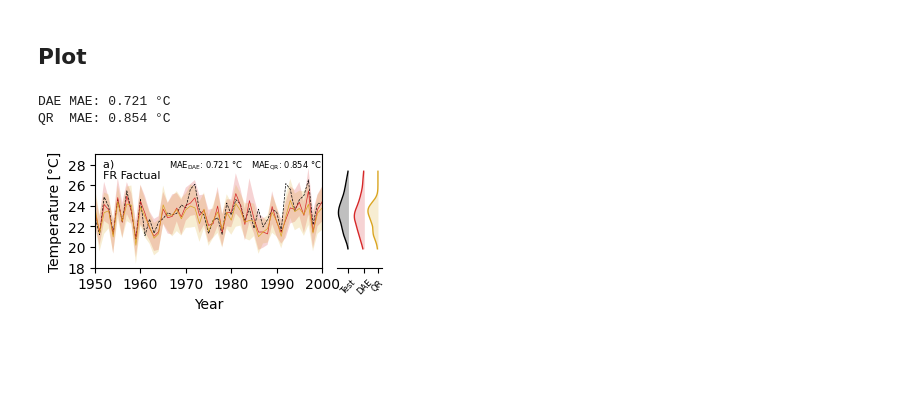
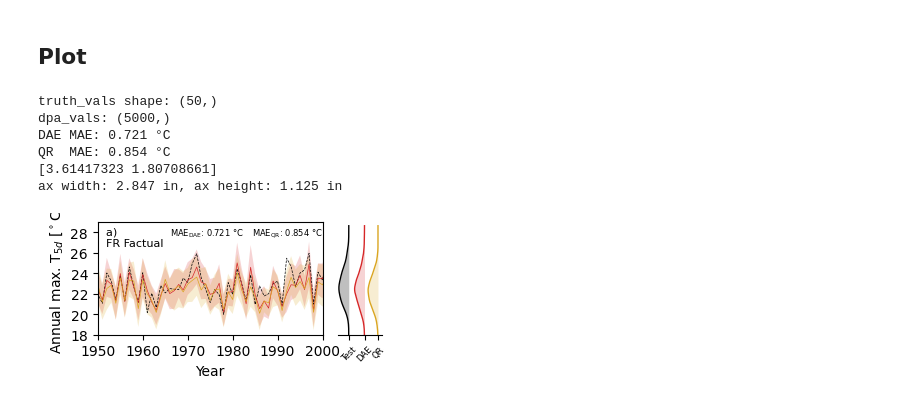
Before and after one commit to Motte12/Towards-a-distributional-autoencoder-for-climate-counterfactuals, a Jupyter notebook: src/analysis/Figure03.ipynb, the cells around one changed output. Cells and saved outputs as stored; diff of their text form; code cells hidden in the pictures; blank space fills up the shorter version.

```diff
--- a/src/analysis/Figure03.ipynb
+++ b/src/analysis/Figure03.ipynb
@@ -370,9 +370,6 @@ plt.rcParams.update({
 
 
 
-
-
-
 n_stds=2
 qr_color="goldenrod"
 # --- main time series ---
@@ -398,18 +395,14 @@ ax.plot(
     linewidth=0.5,
 )
 
-# plot single dpa members
-#for i in range(100):
-#    ax.plot(da_max_year_pre.year.values,
-#            dpa_ens_ger_1300.TREFHT.values[i, idx_abs], color = "tab:orange", linewidth=0.2)
 
 # --- envelopes ---
 # quantile interval (0.05–0.95)
 quantile_lower = 0.05
 quantile_upper = 0.95
 dpa_quantiles = (dpa_ens_ger_1300.TREFHT+ domain_eth_fact_1300_clim_correct -273.15).quantile([quantile_lower, quantile_upper], dim="ensemble_member")
-upper_env_dpa = dpa_quantiles.sel(quantile=quantile_lower) #+ domain_eth_fact_1300_clim_correct -273.15
-lower_env_dpa = dpa_quantiles.sel(quantile=quantile_upper) #+ domain_eth_fact_1300_clim_correct -273.15
+lower_env_dpa = dpa_quantiles.sel(quantile=quantile_lower)
+upper_env_dpa = dpa_quantiles.sel(quantile=quantile_upper)
 
 ax.fill_between(
     da_max_year_pre,#.year.values,
@@ -446,7 +439,7 @@ ax.fill_between(
 
 # --- main axis formatting ---
 ax.set_xlabel("Year")
-ax.set_ylabel("Temperature [°C]")
+ax.set_ylabel("Annual max. " + r"$\mathrm{T}_{5d}$ [$^\circ$C]")
 ax.set_xlim(1950, 2000)
 
 # ============================================================
@@ -462,9 +455,14 @@ ax_dist = divider.append_axes(
 )
 
 # --- data for marginal KDEs ---
-truth_vals = (trefht_eth_ger_mean_1300.values+ domain_eth_fact_1300_clim_correct -273.15)[idx_abs][100:150]
-model_vals = (quantile_predictions[0:4769, 49]+ domain_eth_fact_1300_clim_correct -273.15)[idx_abs][100:150]
-dpa_vals = (dpa_ens_ger_1300.TREFHT.values+ domain_eth_fact_1300_clim_correct -273.15)[0, idx_abs].ravel()[100:150]  # your current choice
+# paper version
+truth_vals = (trefht_eth_ger_mean_1300.values + domain_eth_fact_1300_clim_correct -273.15)[idx_abs][100:150]
+print("truth_vals shape:", truth_vals.shape)
+model_vals = (quantile_predictions[0:4769, :] + domain_eth_fact_1300_clim_correct[:, np.newaxis] - 273.15)[idx_abs][100:150, :]
+dpa_vals = (dpa_ens_ger_1300.TREFHT + domain_eth_fact_1300_clim_correct - 273.15)[:, idx_abs].values[:,100:150].ravel()
+print("dpa_vals:",dpa_vals.shape)
+
+
 
 # y-grid for KDE evaluation (cover all distributions)
 y_min = np.nanmin([np.nanmin(truth_vals), np.nanmin(model_vals), np.nanmin(dpa_vals)])
@@ -559,34 +557,43 @@ ax.text(
     1.0, 0.96,      # x=0.95, y=0.95 in axes coordinates (0-1)
     r"$\mathrm{MAE_{QR}}$"+f": {mae_qr:.3f} °C",   # text to display
     transform=ax.transAxes,  # use axes coordinates
     ha='right',      # horizontal alignment
     va='top',        # vertical alignment
     fontsize=6,
     color='black'
 )
 
 plt.tight_layout()
 
 if domain == "FR":
     plt.ylim(18, 29)
     ax.set_yticks([18,20, 22, 24, 26, 28])
 if domain == "GER":
     plt.ylim(16, 28)
     ax.set_yticks([16, 18,20, 22, 24, 26, 28])
 if domain == "SP":
-    plt.ylim(25, 30)
+    plt.ylim(23, 30)
     ax.set_yticks([24, 26, 28, 30, 32])
-#ax.tick_params(axis='y', labelsize=FONT_SIZE)
+
+
+print(fig.get_size_inches())
+bbox = ax.get_window_extent().transformed(fig.dpi_scale_trans.inverted())
+print(f"ax width: {bbox.width:.3f} in, ax height: {bbox.height:.3f} in")
+
 
 # legend
 #plt.savefig(f"legend_fig03_{domain}_updated.pdf")
 
 # no legend
-#plt.savefig(f"fig03_{domain}_updated.pdf")
+#plt.savefig(f"fig03_{domain}_updated_entire_distribution.pdf")
 
 
 plt.show()
 # %% [output]
+truth_vals shape: (50,)
+dpa_vals: (5000,)
 DAE MAE: 0.721 °C
 QR  MAE: 0.854 °C
+[3.61417323 1.80708661]
+ax width: 2.847 in, ax height: 1.125 in
-[figure, old version]
+[figure, new version]
```
Also changed, not shown: parts of 7 cells of this notebook, 3 other files.
